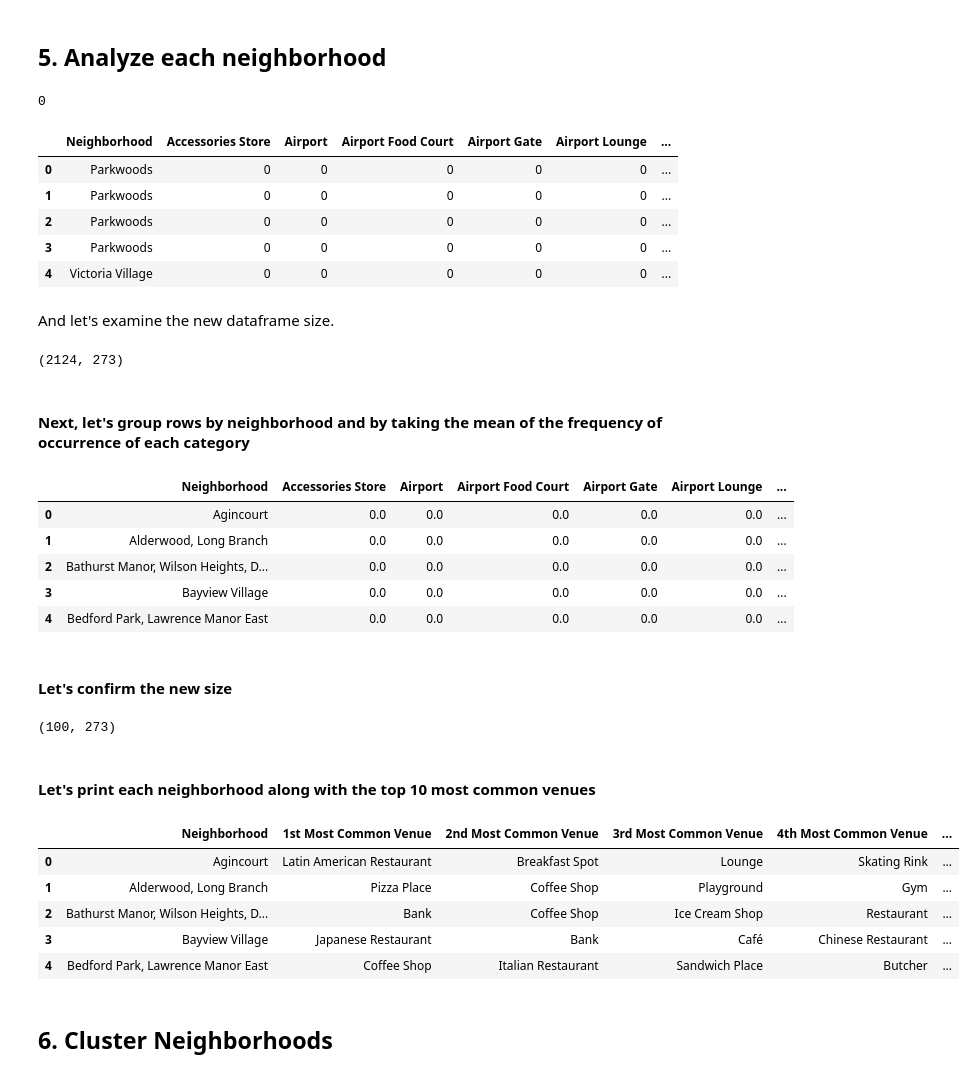
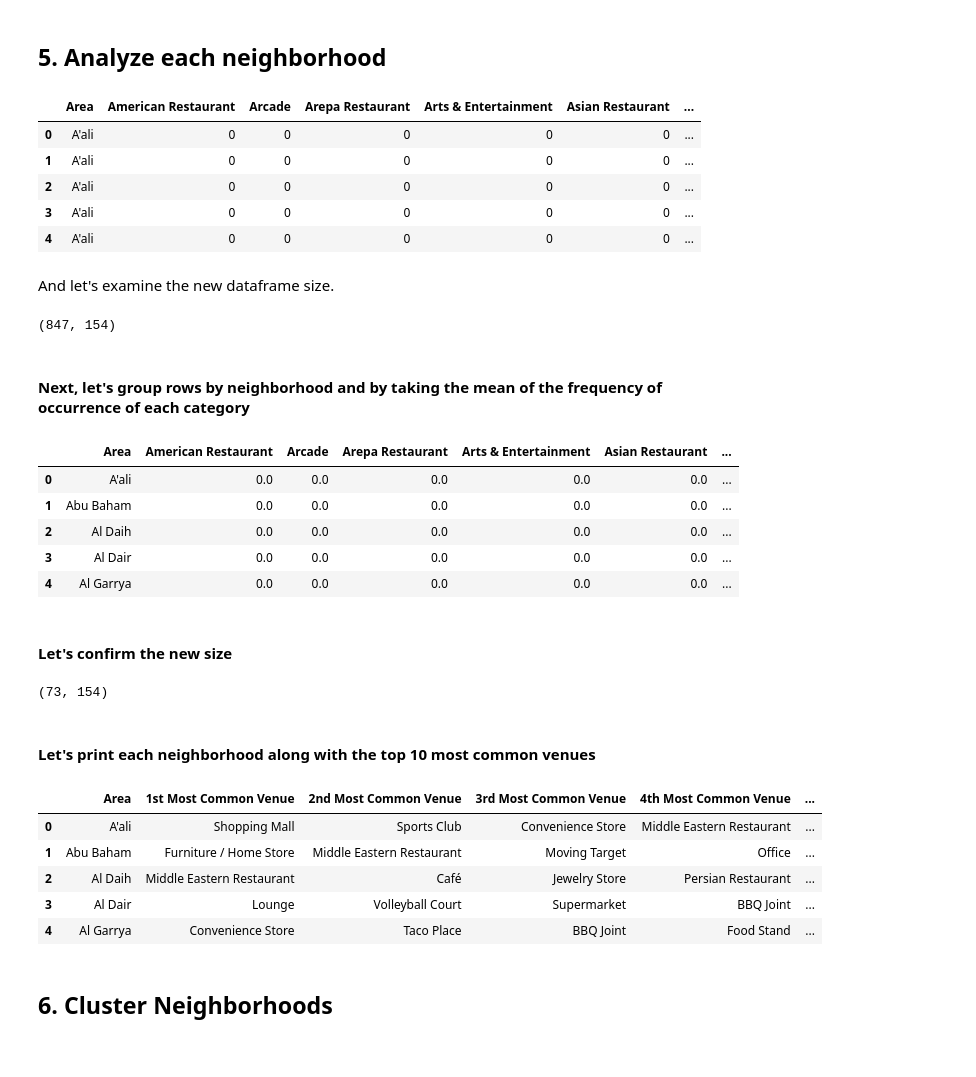
Before and after one commit to isados/neighborhood-clusters, a Jupyter notebook: BahrainSegmentation.ipynb, the cells around one changed output. Drawn from its saved outputs; the diff is of its cells as text; code cells hidden in the pictures.

```diff
--- a/BahrainSegmentation.ipynb
+++ b/BahrainSegmentation.ipynb
@@ -311,9 +299,9 @@ def getNearbyVenues(names, latitudes, longitudes, radius=500):
             v['venue']['categories'][0]['name']) for v in results])
 
     nearby_venues = pd.DataFrame([item for venue_list in venues_list for item in venue_list])
-    nearby_venues.columns = ['Neighborhood',
-                  'Neighborhood Latitude',
-                  'Neighborhood Longitude',
+    nearby_venues.columns = ['Area',
+                  'Area Latitude',
+                  'Area Longitude',
                   'Venue',
                   'Venue Latitude',
                   'Venue Longitude',
@@ -324,7 +312,7 @@ def getNearbyVenues(names, latitudes, longitudes, radius=500):
 #### Now write the code to run the above function on each neighborhood and create a new dataframe called _toronto_venues_.
 # %%
 # type your answer here
-toronto_venues = getNearbyVenues(toronto_df['Neighborhood'], toronto_df['Latitude'],
-                                   toronto_df['Longitude'], 500)
-toronto_venues.shape
+bh_venues = getNearbyVenues(bh_data['Area'], bh_data['Latitude'],
+                                   bh_data['Longitude'], 500)
+bh_venues.shape
 # %% [output]
@@ -388,83 +372,79 @@ toronto_venues.replace('Neighborhood', 'Neighborhood_', inplace=True)
-# %%
-(toronto_venues['Venue Category'] == 'Neighborhood').sum()
-# %% [output]
-0
 # %%
 # one hot encoding
-toronto_onehot = pd.get_dummies(toronto_venues[['Venue Category']], prefix="", prefix_sep="")
+bh_onehot = pd.get_dummies(bh_venues[['Venue Category']], prefix="", prefix_sep="")
 
 # add neighborhood column back to dataframe
-toronto_onehot = pd.concat([toronto_venues[['Neighborhood']], toronto_onehot], axis=1)
+bh_onehot = pd.concat([bh_venues[['Area']], bh_onehot], axis=1)
 
-toronto_onehot.head()
+bh_onehot.head()
 # %% [output]
-|  | Neighborhood | Accessories Store | Airport | Airport Food Court | Airport Gate | Airport Lounge | ... |
-| 0 | Parkwoods | 0 | 0 | 0 | 0 | 0 | ... |
-| 1 | Parkwoods | 0 | 0 | 0 | 0 | 0 | ... |
-| 2 | Parkwoods | 0 | 0 | 0 | 0 | 0 | ... |
-| 3 | Parkwoods | 0 | 0 | 0 | 0 | 0 | ... |
-| 4 | Victoria Village | 0 | 0 | 0 | 0 | 0 | ... |
+|  | Area | American Restaurant | Arcade | Arepa Restaurant | Arts & Entertainment | Asian Restaurant | ... |
+| 0 | A'ali | 0 | 0 | 0 | 0 | 0 | ... |
+| 1 | A'ali | 0 | 0 | 0 | 0 | 0 | ... |
+| 2 | A'ali | 0 | 0 | 0 | 0 | 0 | ... |
+| 3 | A'ali | 0 | 0 | 0 | 0 | 0 | ... |
+| 4 | A'ali | 0 | 0 | 0 | 0 | 0 | ... |
 # %% [markdown]
 And let's examine the new dataframe size.
 # %%
-toronto_onehot.shape
+bh_onehot.shape
 # %% [output]
-(2124, 273)
+(847, 154)
 # %% [markdown]
 #### Next, let's group rows by neighborhood and by taking the mean of the frequency of occurrence of each category
 # %%
-toronto_grouped = toronto_onehot.groupby(['Neighborhood']).mean().reset_index()
-toronto_grouped.head()
+bh_grouped = bh_onehot.groupby(['Area']).mean().reset_index()
+bh_grouped.head()
 # %% [output]
-|  | Neighborhood | Accessories Store | Airport | Airport Food Court | Airport Gate | Airport Lounge | ... |
-| 0 | Agincourt | 0.0 | 0.0 | 0.0 | 0.0 | 0.0 | ... |
-| 1 | Alderwood, Long Branch | 0.0 | 0.0 | 0.0 | 0.0 | 0.0 | ... |
-| 2 | Bathurst Manor, Wilson Heights, D... | 0.0 | 0.0 | 0.0 | 0.0 | 0.0 | ... |
-| 3 | Bayview Village | 0.0 | 0.0 | 0.0 | 0.0 | 0.0 | ... |
-| 4 | Bedford Park, Lawrence Manor East | 0.0 | 0.0 | 0.0 | 0.0 | 0.0 | ... |
+|  | Area | American Restaurant | Arcade | Arepa Restaurant | Arts & Entertainment | Asian Restaurant | ... |
+| 0 | A'ali | 0.0 | 0.0 | 0.0 | 0.0 | 0.0 | ... |
+| 1 | Abu Baham | 0.0 | 0.0 | 0.0 | 0.0 | 0.0 | ... |
+| 2 | Al Daih | 0.0 | 0.0 | 0.0 | 0.0 | 0.0 | ... |
+| 3 | Al Dair | 0.0 | 0.0 | 0.0 | 0.0 | 0.0 | ... |
+| 4 | Al Garrya | 0.0 | 0.0 | 0.0 | 0.0 | 0.0 | ... |
 # %% [markdown]
 #### Let's confirm the new size
 # %%
-toronto_grouped.shape
+bh_grouped.shape
 # %% [output]
-(100, 273)
+(73, 154)
 # %% [markdown]
 #### Let's print each neighborhood along with the top 10 most common venues
 # %%
 # Function to sort venues by most common ones
 def return_most_common_venues(row, num_top_venues):
     row_categories = row.iloc[1:]
     row_categories_sorted = row_categories.sort_values(ascending=False)
 
     return row_categories_sorted.index.values[0:num_top_venues]
 
 num_top_venues = 10
 
 indicators = ['st', 'nd', 'rd']
 
 # create columns according to number of top venues
-columns = ['Neighborhood']
+columns = ['Area']
 for ind in np.arange(num_top_venues):
     try:
         columns.append('{}{} Most Common Venue'.format(ind+1, indicators[ind]))
     except:
         columns.append('{}th Most Common Venue'.format(ind+1))
 
 # create a new dataframe
 neighborhoods_venues_sorted = pd.DataFrame(columns=columns)
-neighborhoods_venues_sorted['Neighborhood'] = toronto_grouped['Neighborhood']
+neighborhoods_venues_sorted['Area'] = bh_grouped['Area']
 
-for ind in np.arange(toronto_grouped.shape[0]):
-    neighborhoods_venues_sorted.iloc[ind, 1:] = return_most_common_venues(toronto_grouped.iloc[ind, :], num_top_venues)
+for ind in np.arange(bh_grouped.shape[0]):
+    neighborhoods_venues_sorted.iloc[ind, 1:] = return_most_common_venues(bh_grouped.iloc[ind, :], num_top_venues)
 
 neighborhoods_venues_sorted.head()
 # %% [output]
-|  | Neighborhood | 1st Most Common Venue | 2nd Most Common Venue | 3rd Most Common Venue | 4th Most Common Venue | ... |
-| 0 | Agincourt | Latin American Restaurant | Breakfast Spot | Lounge | Skating Rink | ... |
-| 1 | Alderwood, Long Branch | Pizza Place | Coffee Shop | Playground | Gym | ... |
-| 2 | Bathurst Manor, Wilson Heights, D... | Bank | Coffee Shop | Ice Cream Shop | Restaurant | ... |
-| 3 | Bayview Village | Japanese Restaurant | Bank | Café | Chinese Restaurant | ... |
-| 4 | Bedford Park, Lawrence Manor East | Coffee Shop | Italian Restaurant | Sandwich Place | Butcher | ... |
+|  | Area | 1st Most Common Venue | 2nd Most Common Venue | 3rd Most Common Venue | 4th Most Common Venue | ... |
+| 0 | A'ali | Shopping Mall | Sports Club | Convenience Store | Middle Eastern Restaurant | ... |
+| 1 | Abu Baham | Furniture / Home Store | Middle Eastern Restaurant | Moving Target | Office | ... |
+| 2 | Al Daih | Middle Eastern Restaurant | Café | Jewelry Store | Persian Restaurant | ... |
+| 3 | Al Dair | Lounge | Volleyball Court | Supermarket | BBQ Joint | ... |
+| 4 | Al Garrya | Convenience Store | Taco Place | BBQ Joint | Food Stand | ... |
 # %% [markdown]
 ## 6. Cluster Neighborhoods
 # %% [markdown]
```
Also changed, not shown: parts of 30 cells of this notebook, 1 other file.
